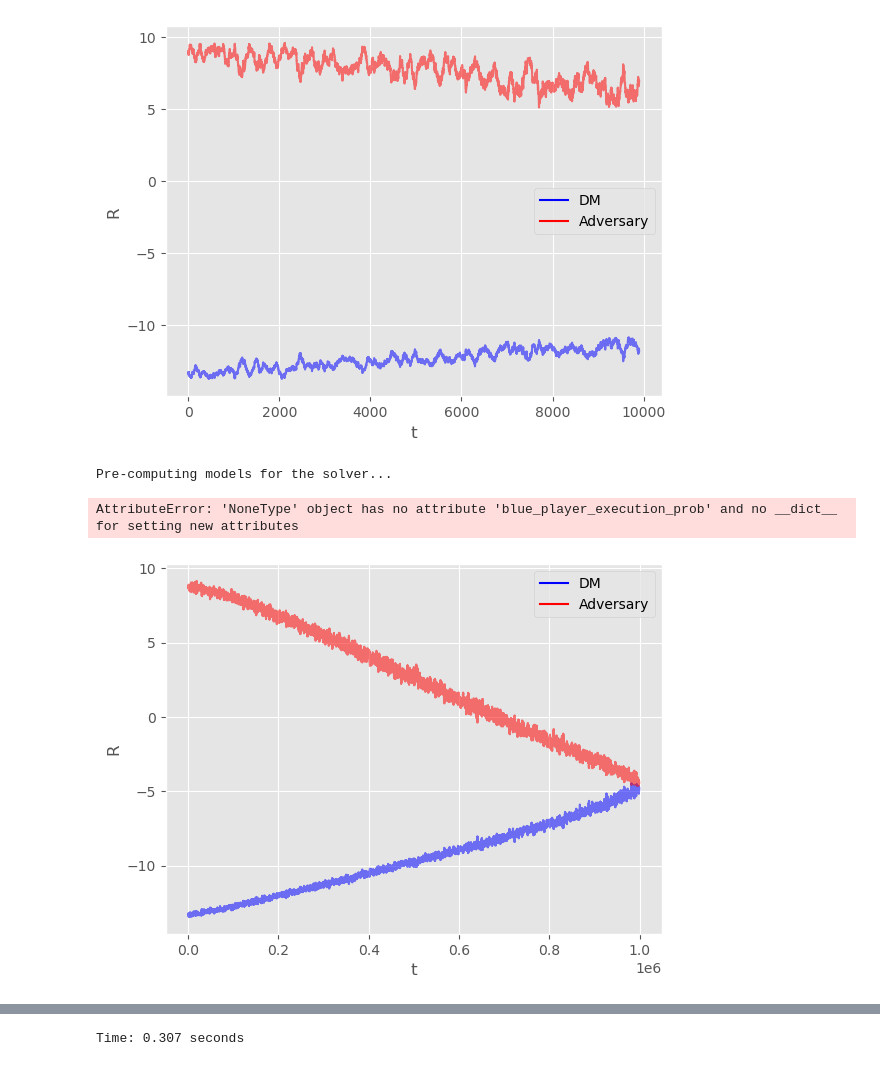
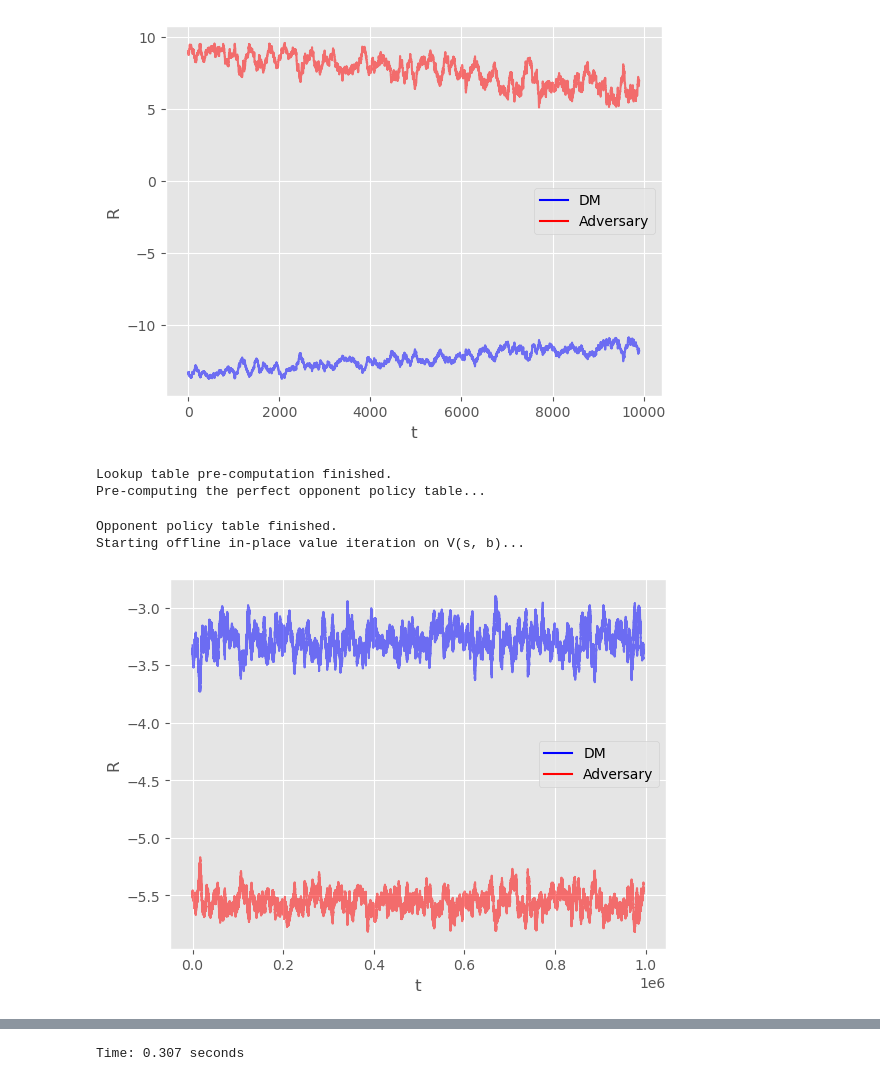
Before and after one commit to Ruzejjur/ARAMARL_TMDP_DP, a Jupyter notebook: TMDP_DP/Experiments_CoinGame_DP.ipynb, the cells around one changed output, grey strips where cells are left out. Drawn from its saved outputs; the diff is of its cells as text; code cells hidden in the pictures.

```diff
--- a/TMDP_DP/Experiments_CoinGame_DP.ipynb
+++ b/TMDP_DP/Experiments_CoinGame_DP.ipynb
@@ -483,7 +483,7 @@ for n in tqdm(range(N_EXP), desc="Experiments"):
     #     env=env
     # )
 
-    P2 = ManhattanAgent(action_space=np.array(range(8)), coin_location = np.array([env.coin_1, env.coin_2]), grid_size = grid_size, player_id = 1)
+    P2 = ManhattanAgent_Ultra_Aggressive(action_space=np.array(range(8)), coin_location = np.array([env.coin_1, env.coin_2]), grid_size = grid_size, player_id = 1)
 
 
     # P1 = IndQLearningAgentSoftmax(np.array(range(8)), n_states, learning_rate=learning_rate,
@@ -647,11 +647,13 @@ for n in tqdm(range(N_EXP), desc="Experiments"):
     r0ss.append(r0s)
     r1ss.append(r1s)
 # %% [output]
-Pre-computing models for the solver...
+Lookup table pre-computation finished.
+Pre-computing the perfect opponent policy table...
-AttributeError: 'NoneType' object has no attribute 'blue_player_execution_prob' and no __dict__ for setting new attributes
+Opponent policy table finished.
+Starting offline in-place value iteration on V(s, b)...
 # %%
-plot(r0ss, r1ss, moving_average_window_size=1000, dir = None)
+plot(r0ss, r1ss, moving_average_window_size=5000, dir = None)
 # %% [output]
-[figure, old version]
+[figure, new version]
 # %%
 experiment_num_to_display = 0
```
Also changed, not shown: parts of 1 cell of this notebook, 1 other file.
